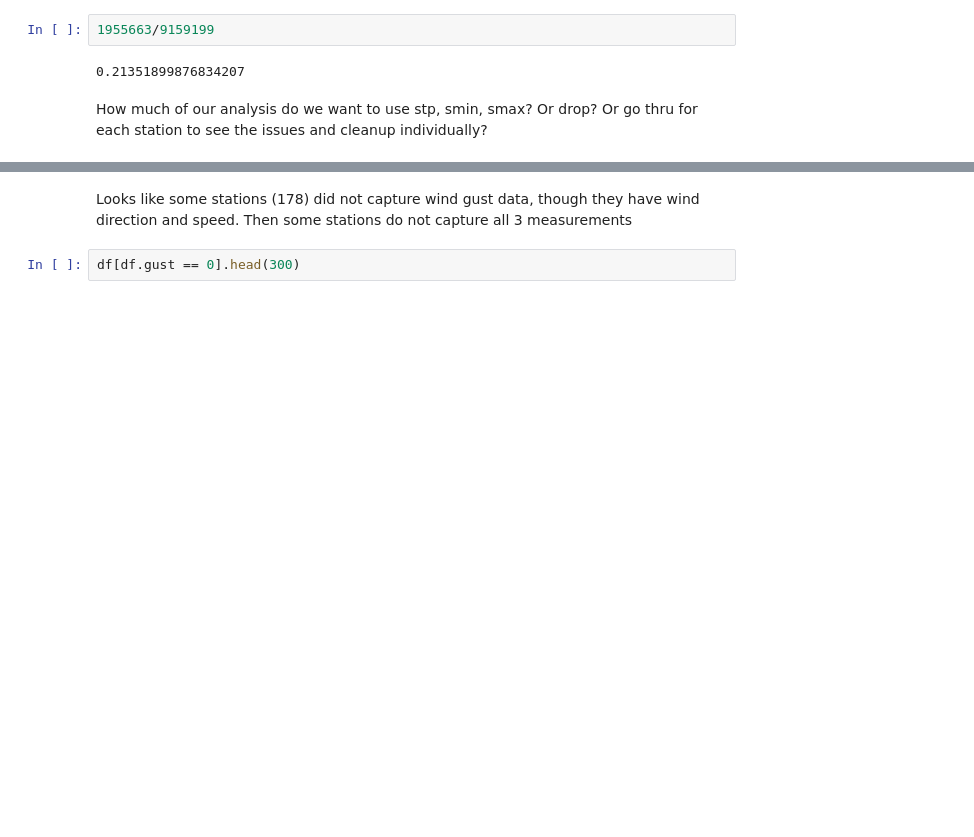
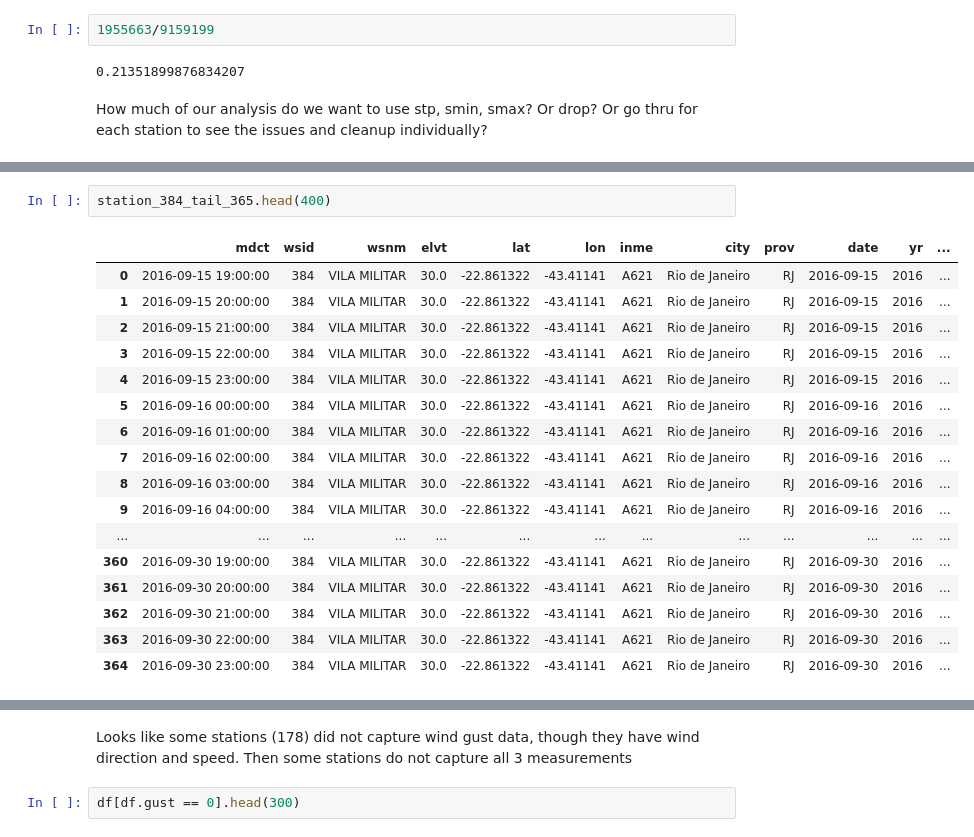
Before and after one commit to sanjayr1/Data_Tools_Brazil_Weather, a Jupyter notebook: Data_cleanup.ipynb, the cells around one changed output, grey strips where cells are left out. Cells and saved outputs as stored; diff of their text form; blank space fills up the shorter version.

```diff
--- a/Data_cleanup.ipynb
+++ b/Data_cleanup.ipynb
@@ -268,0 +323,20 @@ How much of our analysis do we want to use stp, smin, smax? Or drop? Or go thru
+# %%
+station_384_tail_365.head(400)
+# %% [output]
+|  | mdct | wsid | wsnm | elvt | lat | lon | inme | city | prov | date | yr | ... |
+| 0 | 2016-09-15 19:00:00 | 384 | VILA MILITAR | 30.0 | -22.861322 | -43.41141 | A621 | Rio de Janeiro | RJ | 2016-09-15 | 2016 | ... |
+| 1 | 2016-09-15 20:00:00 | 384 | VILA MILITAR | 30.0 | -22.861322 | -43.41141 | A621 | Rio de Janeiro | RJ | 2016-09-15 | 2016 | ... |
+| 2 | 2016-09-15 21:00:00 | 384 | VILA MILITAR | 30.0 | -22.861322 | -43.41141 | A621 | Rio de Janeiro | RJ | 2016-09-15 | 2016 | ... |
+| 3 | 2016-09-15 22:00:00 | 384 | VILA MILITAR | 30.0 | -22.861322 | -43.41141 | A621 | Rio de Janeiro | RJ | 2016-09-15 | 2016 | ... |
+| 4 | 2016-09-15 23:00:00 | 384 | VILA MILITAR | 30.0 | -22.861322 | -43.41141 | A621 | Rio de Janeiro | RJ | 2016-09-15 | 2016 | ... |
+| 5 | 2016-09-16 00:00:00 | 384 | VILA MILITAR | 30.0 | -22.861322 | -43.41141 | A621 | Rio de Janeiro | RJ | 2016-09-16 | 2016 | ... |
+| 6 | 2016-09-16 01:00:00 | 384 | VILA MILITAR | 30.0 | -22.861322 | -43.41141 | A621 | Rio de Janeiro | RJ | 2016-09-16 | 2016 | ... |
+| 7 | 2016-09-16 02:00:00 | 384 | VILA MILITAR | 30.0 | -22.861322 | -43.41141 | A621 | Rio de Janeiro | RJ | 2016-09-16 | 2016 | ... |
+| 8 | 2016-09-16 03:00:00 | 384 | VILA MILITAR | 30.0 | -22.861322 | -43.41141 | A621 | Rio de Janeiro | RJ | 2016-09-16 | 2016 | ... |
+| 9 | 2016-09-16 04:00:00 | 384 | VILA MILITAR | 30.0 | -22.861322 | -43.41141 | A621 | Rio de Janeiro | RJ | 2016-09-16 | 2016 | ... |
+| ... | ... | ... | ... | ... | ... | ... | ... | ... | ... | ... | ... | ... |
+| 360 | 2016-09-30 19:00:00 | 384 | VILA MILITAR | 30.0 | -22.861322 | -43.41141 | A621 | Rio de Janeiro | RJ | 2016-09-30 | 2016 | ... |
+| 361 | 2016-09-30 20:00:00 | 384 | VILA MILITAR | 30.0 | -22.861322 | -43.41141 | A621 | Rio de Janeiro | RJ | 2016-09-30 | 2016 | ... |
+| 362 | 2016-09-30 21:00:00 | 384 | VILA MILITAR | 30.0 | -22.861322 | -43.41141 | A621 | Rio de Janeiro | RJ | 2016-09-30 | 2016 | ... |
+| 363 | 2016-09-30 22:00:00 | 384 | VILA MILITAR | 30.0 | -22.861322 | -43.41141 | A621 | Rio de Janeiro | RJ | 2016-09-30 | 2016 | ... |
+| 364 | 2016-09-30 23:00:00 | 384 | VILA MILITAR | 30.0 | -22.861322 | -43.41141 | A621 | Rio de Janeiro | RJ | 2016-09-30 | 2016 | ... |
```
Also changed, not shown: parts of 17 cells of this notebook.
